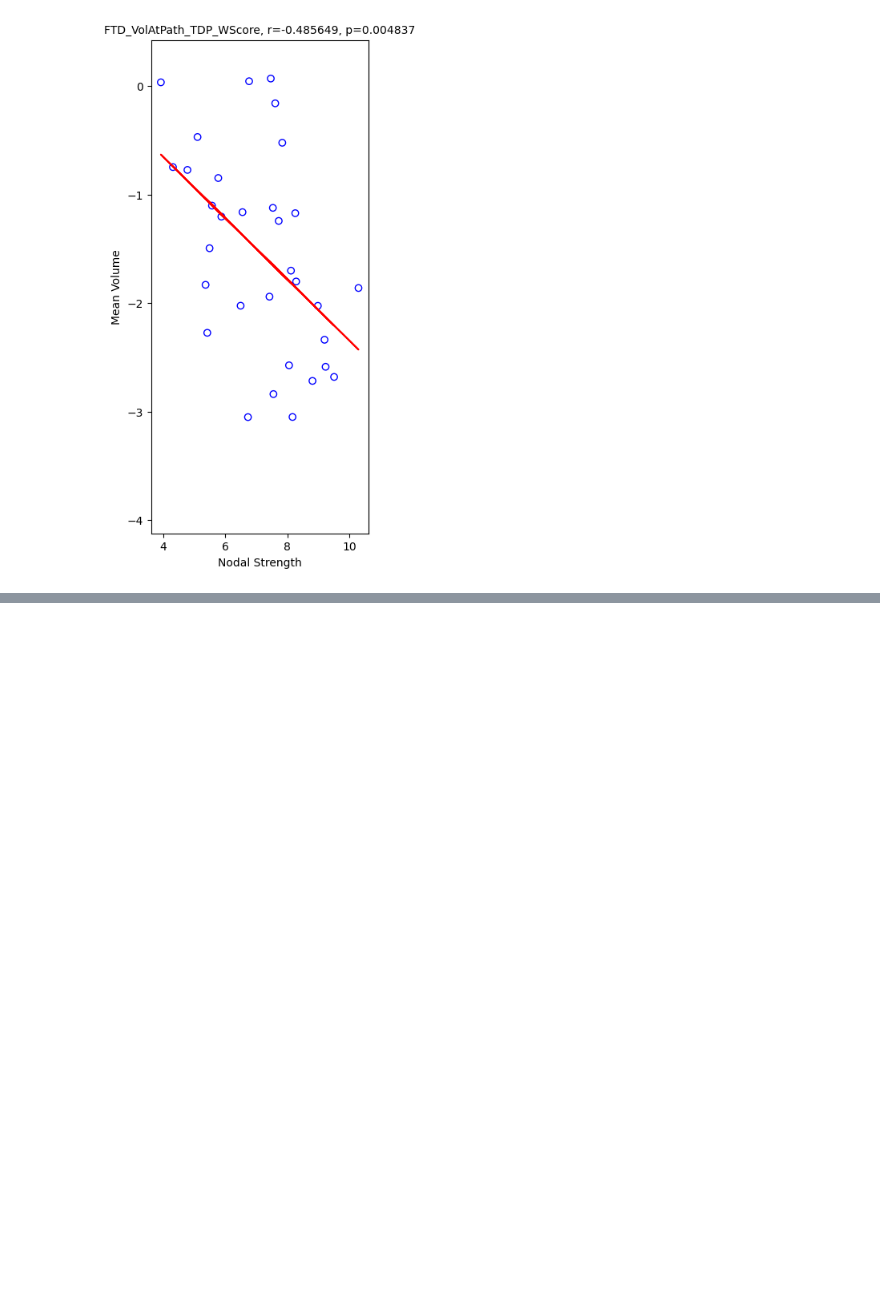
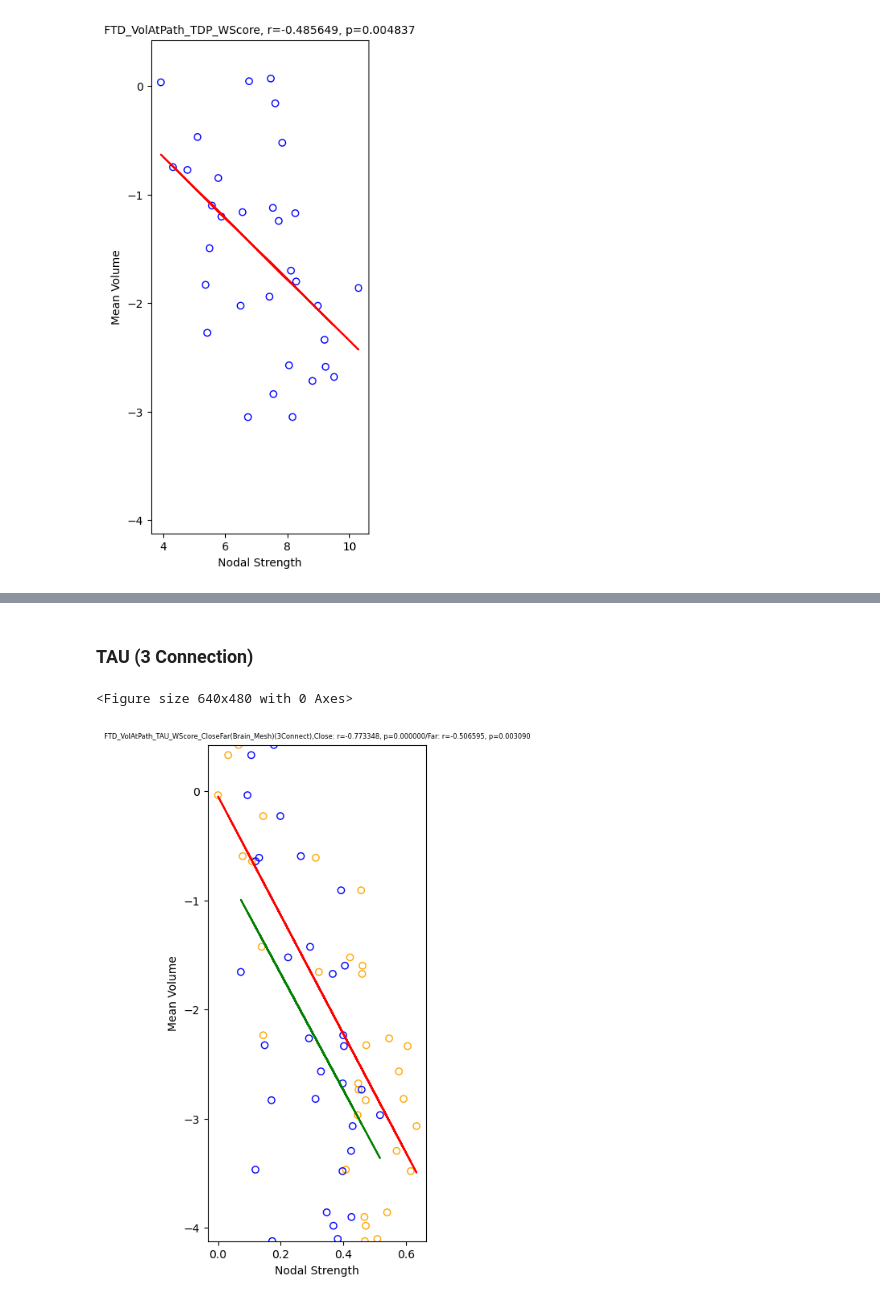
Before and after one commit to dontminchenit/mBIN, a Jupyter notebook: FTD_JupyterNotebook/Thickness_At_Pathology_Analysis/[6] Nodal Strength (Thickness or Volume) vs Mean (Thickness or Volume) At Pathology.ipynb, the cells around one changed output, grey strips where cells are left out. Cells and saved outputs as stored; diff of their text form; code cells hidden in the pictures; blank space fills up the shorter version.

```diff
--- a/FTD_JupyterNotebook/Thickness_At_Pathology_Analysis/[6] Nodal Strength (Thickness or Volume) vs Mean (Thickness or Volume) At Pathology.ipynb
+++ b/FTD_JupyterNotebook/Thickness_At_Pathology_Analysis/[6] Nodal Strength (Thickness or Volume) vs Mean (Thickness or Volume) At Pathology.ipynb
@@ -423,0 +545,3 @@ ns.nonZeroDegCorr(TDPVolumeAtPath_w_Drop, cov_volAtPath_w_dict_Drop["TDP"], ymin
+# %%
+thick_adj_matrix_3 = np.linalg.matrix_power(thick_adj_matrix_1, 3) # Get 3 connection adj mat by cube
+thick_adj_matrix_3 = np.where(thick_adj_matrix_3 > 0, 1, 0) # Convert postive values to 1.
@@ -423,0 +686,16 @@ ns.nonZeroDegCorr(TDPVolumeAtPath_w_Drop, cov_volAtPath_w_dict_Drop["TDP"], ymin
+# %% [markdown]
+### TAU (3 Connection)
+# %%
+connection_at_path_list_TAU_3 = strongConnection_adjMat(pathToAtlasIndex_list_TAU, thick_adj_matrix_3)
+# %%
+ns.nonZeroDegCorrCloseFar(TAUVolumeAtPath_w_Drop, cov_volAtPath_w_dict_Drop["TAU"],
+                  connection_at_path_list_TAU_3,
+                  ymin, ymax,
+                  'FTD_VolAtPath_TAU_WScore_CloseFar(Brain_Mesh)(3Connect)',
+                  'Nodal Strength', 'Mean Volume',
+                  outputDir = thickAtPath_Fig,
+                          outputName = 'FTD_NodalStrength_VolAtPath_WScore_(TAU)_CloseFar(Brain_Mesh)(3Connect)',
+                  linear_regression = True)
+# %% [output]
+<Figure size 640x480 with 0 Axes>
+[figure, added]
```
Also changed, not shown: parts of 76 cells of this notebook, 20 other files.
